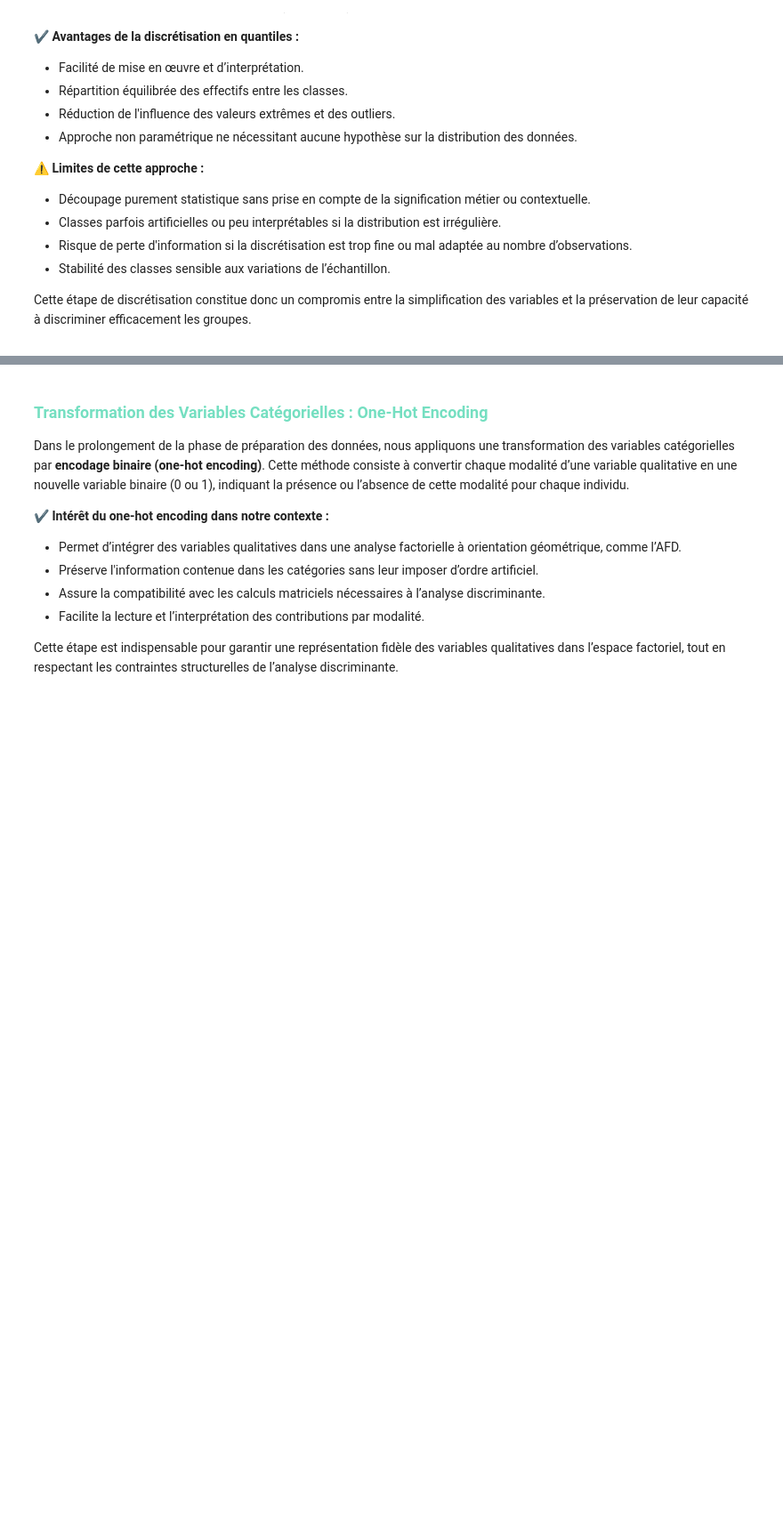
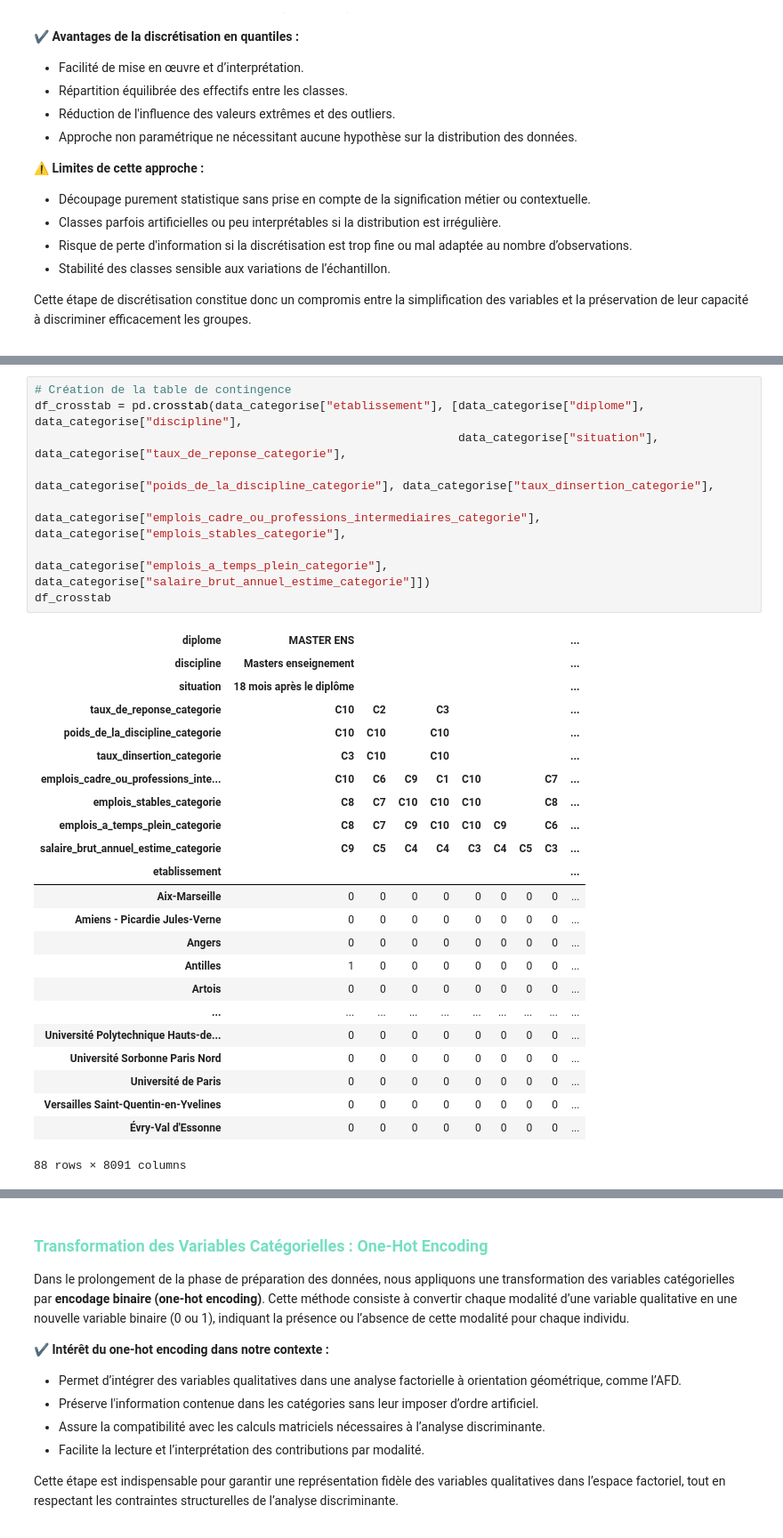
Before and after one commit to aduayom/afd-universites-france, a Jupyter notebook: main.ipynb, the cells around one changed output, grey strips where cells are left out. Shown at 89% size. Cells and saved outputs as stored; diff of their text form; blank space fills up the shorter version.

```diff
--- a/main.ipynb
+++ b/main.ipynb
@@ -259,3 +261,35 @@ See the caveats in the documentation: https://pandas.pydata.org/pandas-docs/stab
 | 2 | MASTER ENS | Sorbonne Université | Masters enseignement | 30 mois après le diplôme | C3 | C10 | ... |
 | 4 | MASTER LMD | Sorbonne Université | Informatique | 18 mois après le diplôme | C5 | C3 | ... |
 | 5 | MASTER LMD | Sorbonne Université | Autres sciences, technologies et ... | 18 mois après le diplôme | C4 | C3 | ... |
+# %%
+# Création de la table de contingence
+df_crosstab = pd.crosstab(data_categorise["etablissement"], [data_categorise["diplome"], data_categorise["discipline"],
+                                                             data_categorise["situation"], data_categorise["taux_de_reponse_categorie"],
+                                                             data_categorise["poids_de_la_discipline_categorie"], data_categorise["taux_dinsertion_categorie"],
+                                                             data_categorise["emplois_cadre_ou_professions_intermediaires_categorie"], data_categorise["emplois_stables_categorie"],
+                                                             data_categorise["emplois_a_temps_plein_categorie"], data_categorise["salaire_brut_annuel_estime_categorie"]])
+df_crosstab
+# %% [output]
+| diplome | MASTER ENS |  |  |  |  |  |  |  | ... |
+| discipline | Masters enseignement |  |  |  |  |  |  |  | ... |
+| situation | 18 mois après le diplôme |  |  |  |  |  |  |  | ... |
+| taux_de_reponse_categorie | C10 | C2 |  | C3 |  |  |  |  | ... |
+| poids_de_la_discipline_categorie | C10 | C10 |  | C10 |  |  |  |  | ... |
+| taux_dinsertion_categorie | C3 | C10 |  | C10 |  |  |  |  | ... |
+| emplois_cadre_ou_professions_inte... | C10 | C6 | C9 | C1 | C10 |  |  | C7 | ... |
+| emplois_stables_categorie | C8 | C7 | C10 | C10 | C10 |  |  | C8 | ... |
+| emplois_a_temps_plein_categorie | C8 | C7 | C9 | C10 | C10 | C9 |  | C6 | ... |
+| salaire_brut_annuel_estime_categorie | C9 | C5 | C4 | C4 | C3 | C4 | C5 | C3 | ... |
+| etablissement |  |  |  |  |  |  |  |  | ... |
+| Aix-Marseille | 0 | 0 | 0 | 0 | 0 | 0 | 0 | 0 | ... |
+| Amiens - Picardie Jules-Verne | 0 | 0 | 0 | 0 | 0 | 0 | 0 | 0 | ... |
+| Angers | 0 | 0 | 0 | 0 | 0 | 0 | 0 | 0 | ... |
+| Antilles | 1 | 0 | 0 | 0 | 0 | 0 | 0 | 0 | ... |
+| Artois | 0 | 0 | 0 | 0 | 0 | 0 | 0 | 0 | ... |
+| ... | ... | ... | ... | ... | ... | ... | ... | ... | ... |
+| Université Polytechnique Hauts-de... | 0 | 0 | 0 | 0 | 0 | 0 | 0 | 0 | ... |
+| Université Sorbonne Paris Nord | 0 | 0 | 0 | 0 | 0 | 0 | 0 | 0 | ... |
+| Université de Paris | 0 | 0 | 0 | 0 | 0 | 0 | 0 | 0 | ... |
+| Versailles Saint-Quentin-en-Yvelines | 0 | 0 | 0 | 0 | 0 | 0 | 0 | 0 | ... |
+| Évry-Val d'Essonne | 0 | 0 | 0 | 0 | 0 | 0 | 0 | 0 | ... |
+88 rows × 8091 columns
```
Also changed, not shown: parts of 2 cells of this notebook.
